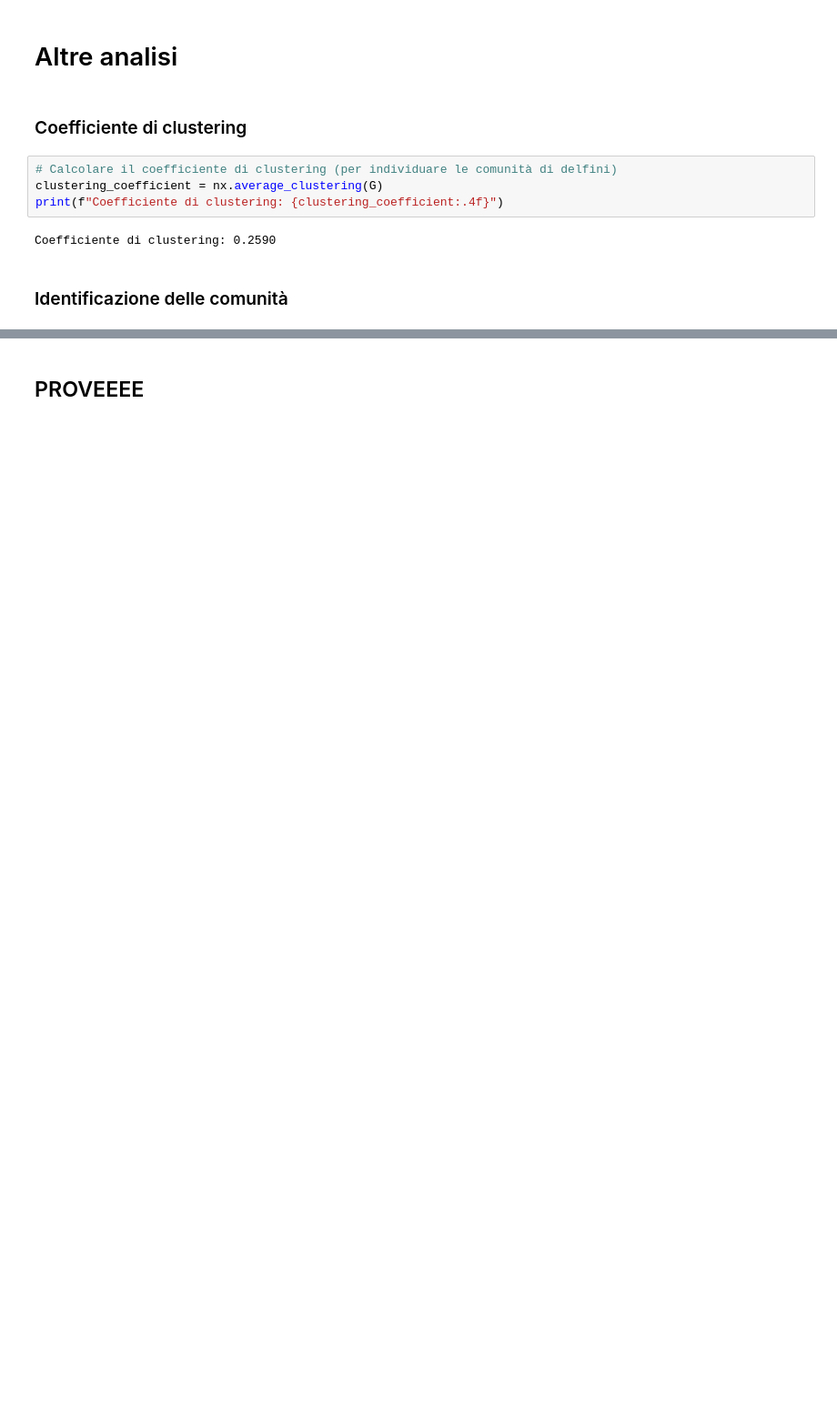
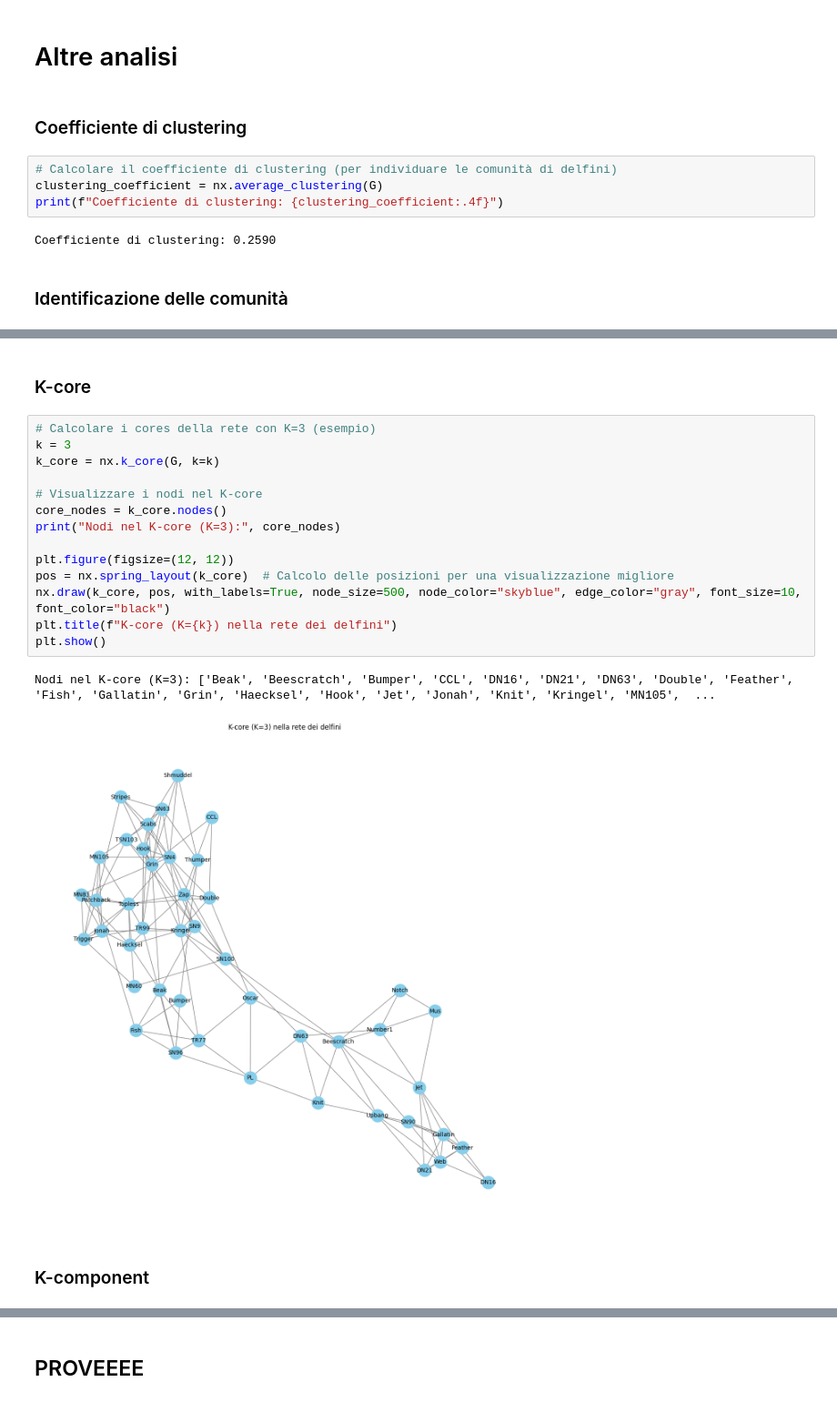
Before and after one commit to martinadaghia/Project_SNA, a Jupyter notebook: script.ipynb, the cells around one changed output, grey strips where cells are left out. Shown at 91% size. Drawn from its saved outputs; the diff is of its cells as text; blank space fills up the shorter version.

```diff
--- a/script.ipynb
+++ b/script.ipynb
@@ -266,0 +340,21 @@ The get_cmap function was deprecated in Matplotlib 3.7 and will be removed two m
+# %% [markdown]
+### K-core
+# %%
+# Calcolare i cores della rete con K=3 (esempio)
+k = 3
+k_core = nx.k_core(G, k=k)
+
+# Visualizzare i nodi nel K-core
+core_nodes = k_core.nodes()
+print("Nodi nel K-core (K=3):", core_nodes)
+
+plt.figure(figsize=(12, 12))
+pos = nx.spring_layout(k_core)  # Calcolo delle posizioni per una visualizzazione migliore
+nx.draw(k_core, pos, with_labels=True, node_size=500, node_color="skyblue", edge_color="gray", font_size=10, font_color="black")
+plt.title(f"K-core (K={k}) nella rete dei delfini")
+plt.show()
+# %% [output]
+Nodi nel K-core (K=3): ['Beak', 'Beescratch', 'Bumper', 'CCL', 'DN16', 'DN21', 'DN63', 'Double', 'Feather', 'Fish', 'Gallatin', 'Grin', 'Haecksel', 'Hook', 'Jet', 'Jonah', 'Knit', 'Kringel', 'MN105',  ...
+[figure, added]
+# %% [markdown]
+### K-component
```
Also changed, not shown: parts of 15 cells of this notebook.
